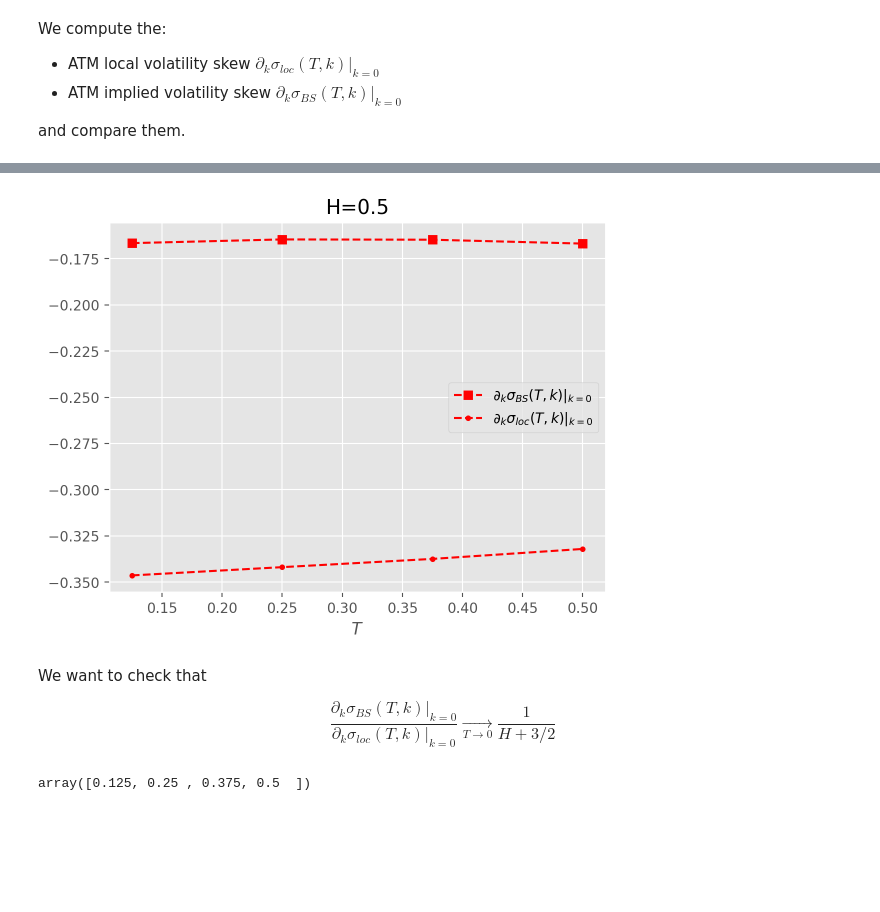
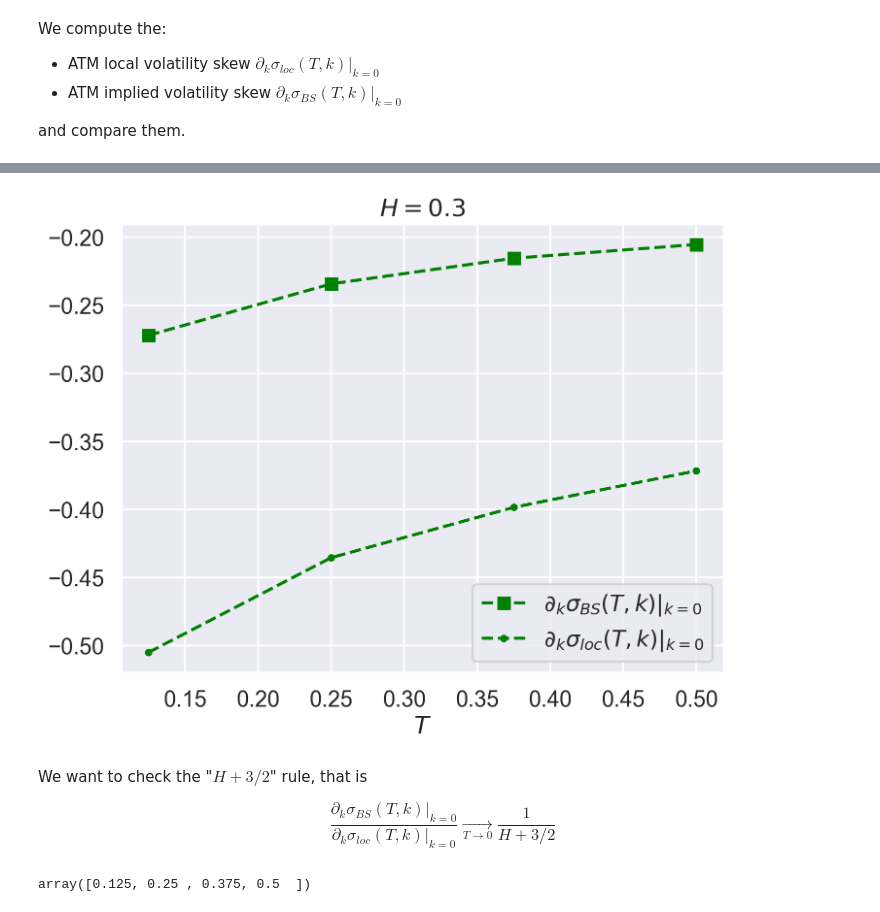
Before and after one commit to fbourgey/rough-bergomi, a Jupyter notebook: local_vol_rough_vol.ipynb, the cells around one changed output, grey strips where cells are left out. Drawn from its saved outputs; the diff is of its cells as text; code cells hidden in the pictures; blank space fills up the shorter version.

```diff
--- a/local_vol_rough_vol.ipynb
+++ b/local_vol_rough_vol.ipynb
@@ -8,13 +26,14 @@ Local volatility under rough volatility
 %config InlineBackend.figure_format = 'retina'
 # %%
 import matplotlib.pyplot as plt
+import matplotlib as mpl
 from rbergomi import RoughBergomi
 import numpy as np
 import utils
-from scipy import stats, integrate
+from scipy import integrate
 import time
 import seaborn as sns
 
-sns.set_theme("notebook")
-# plt.style.use("seaborn-v0_8-whitegrid")
+sns.set_theme("talk")
+mpl.rcParams["figure.figsize"] = (8, 6)
 # %%
@@ -77,33 +96,32 @@ time taken: 9.39 seconds
 # %%
 tab_t_split = np.array([t[-1] for t in np.split(tab_t[1:], n_disc // n_disc_split)])
 # %%
-H = 0.5
+H = 0.3
 
 plt.close()
 fig, ax = plt.subplots()
 ax.plot(
     tab_t_split,
     atm_impvol_skews[f"H={H}"],
     "--s",
     label="$\\partial_k \\sigma_{BS}(T,k)|_{k=0}$",
     color=colors[H],
 )
 ax.plot(
     tab_t_split,
     atm_lv_skews[f"H={H}"],
     "--.",
     label="$\\partial_k \\sigma_{loc}(T,k)|_{k=0}$",
     color=colors[H],
 )
 ax.set_xlabel("$T$")
-# ax.set_xlim(0.0, tab_t_split[-1] * 1.05)
-ax.set_title(f"H={H}")
+ax.set_title(f"$H={H}$")
 ax.legend()
 plt.show()
 # %% [output]
-[figure, old version]
+[figure, new version]
 # %% [markdown]
-We want to check that
+We want to check the "$H+3/2$" rule, that is
 
 $$
     \frac{\partial_k \sigma_{BS}(T,k)|_{k=0}}{\partial_k \sigma_{loc}(T,k)|_{k=0}}
```
Also changed, not shown: parts of 12 cells of this notebook, 5 other files.
